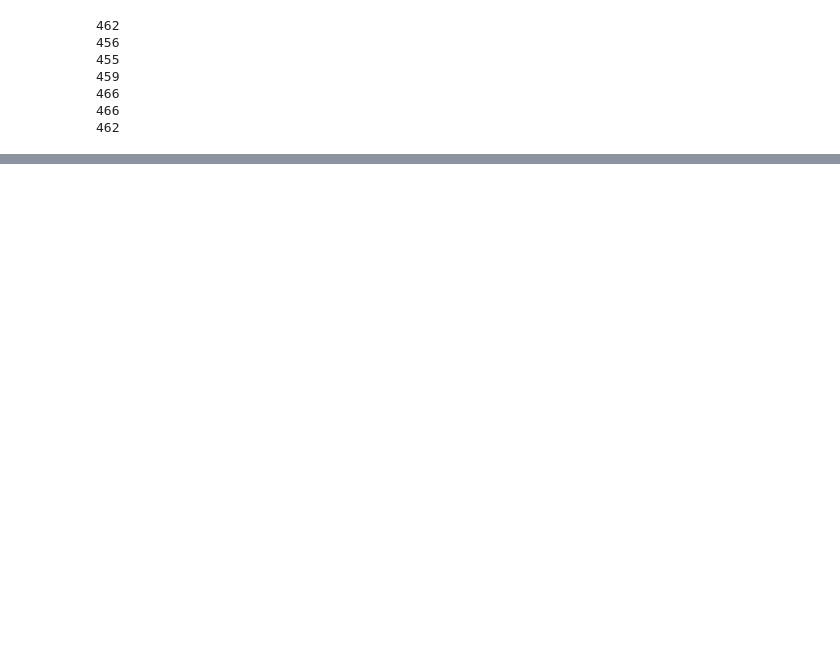
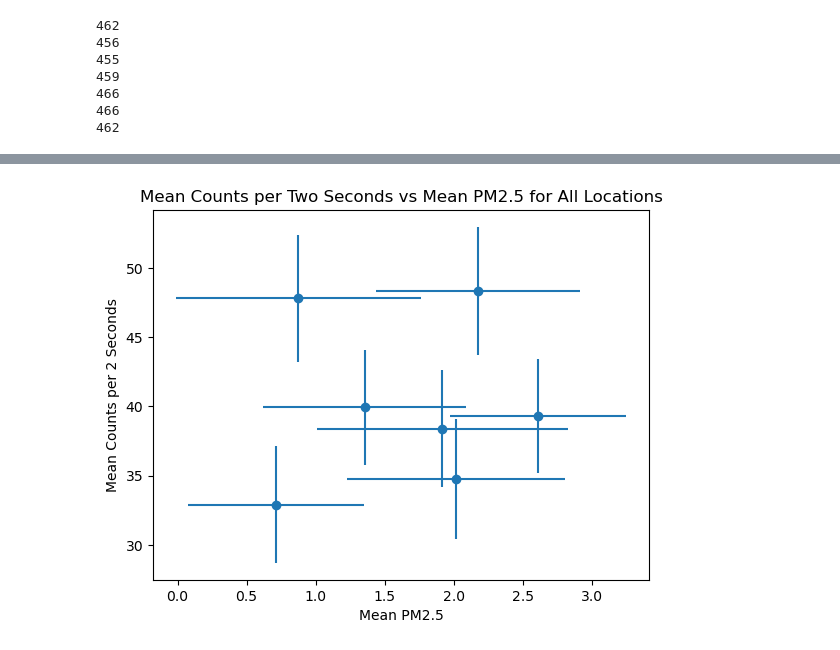
Before and after one commit to tinajolly/E11, a Jupyter notebook: Final Project/final_project_analysis.ipynb, the cells around one changed output, grey strips where cells are left out. Cells and saved outputs as stored; diff of their text form; code cells hidden in the pictures; blank space fills up the shorter version.

```diff
--- a/Final Project/final_project_analysis.ipynb
+++ b/Final Project/final_project_analysis.ipynb
@@ -86,0 +110,16 @@ plt.show()
+# %%
+mean_counts = [np.mean(data1['counts']),np.mean(data2['counts']),np.mean(data3['counts']),np.mean(data4['counts']),np.mean(data5['counts']),np.mean(data6['counts']),np.mean(data7['counts'])]
+mean_PM25 = [np.mean(data1['PM25']),np.mean(data2['PM25']),np.mean(data3['PM25']),np.mean(data4['PM25']),np.mean(data5['PM25']),np.mean(data6['PM25']),np.mean(data7['PM25'])]
+
+std_counts = [np.std(data1['counts']),np.std(data2['counts']),np.std(data3['counts']),np.std(data4['counts']),np.std(data5['counts']),np.std(data6['counts']),np.std(data7['counts'])]
+std_PM25 = [np.std(data1['PM25']),np.std(data2['PM25']),np.std(data3['PM25']),np.std(data4['PM25']),np.std(data5['PM25']),np.std(data6['PM25']),np.std(data7['PM25'])]
+
+plt.plot(mean_PM25,mean_counts,'o')
+plt.errorbar(mean_PM25,mean_counts,std_counts,std_PM25,fmt = 'none')
+plt.ylabel('Mean Counts per 2 Seconds')
+plt.xlabel('Mean PM2.5')
+plt.title('Mean Counts per Two Seconds vs Mean PM2.5 for All Locations')
+plt.savefig('PM25 all plot')
+plt.show()
+# %% [output]
+[figure, added]
```
Also changed, not shown: parts of 25 cells of this notebook.
